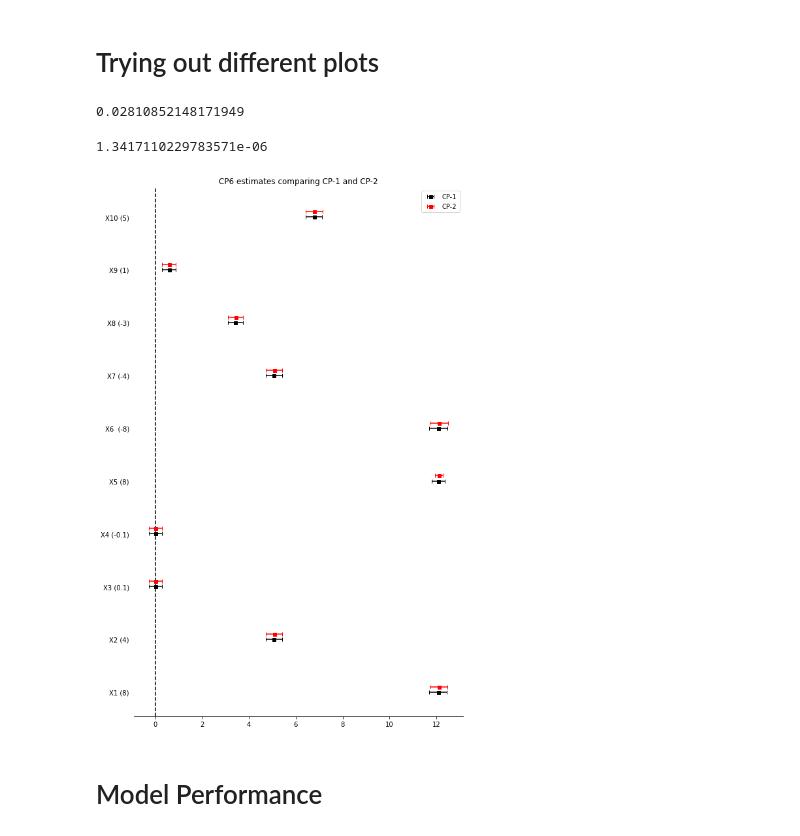
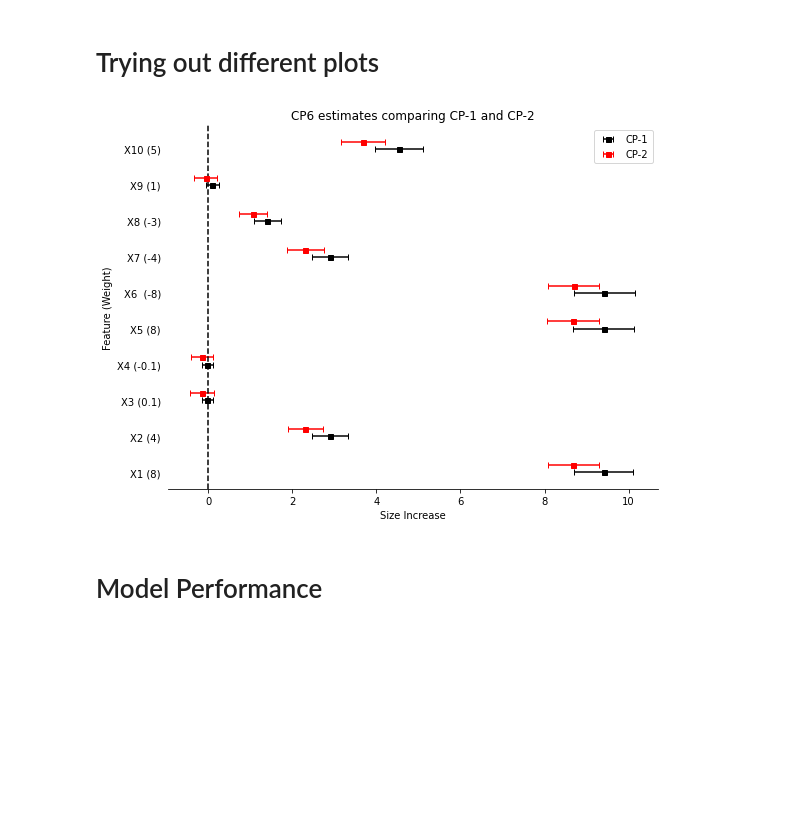
Before and after one commit to JuanMataNaranjo/Explain_Conformal, a Jupyter notebook: linear_data.ipynb, the cells around one changed output. Saved outputs shown, nothing was run; the diff lists cells and outputs as text; code cells hidden in the pictures; blank space fills up the shorter version.

```diff
--- a/linear_data.ipynb
+++ b/linear_data.ipynb
@@ -514,19 +589,3 @@ for i, variable in enumerate(lineardata.calib_data_X.columns):
-# %%
-for i, variable in enumerate(lineardata.calib_data_X.columns):
-    data_2 = []
-    ci_2 = []
-    for alpha in np.arange(0.01, 1, steps):
-
-        data_2.append(np.array(alpha_size_2[alpha][variable]).mean() - np.array(boot_size[alpha]).mean())
-        ci_2.append(1.96*np.std(np.array(alpha_size_2[alpha][variable]))/np.sqrt(len(alpha_size_2[alpha][variable])))
-
-    plt.plot(np.arange(0.01, 1, steps), data_2, 'darkorange', label='CP-2')
-    plt.fill_between(np.arange(0.01, 1, steps), (np.array(data_2)-np.array(ci_2)), (np.array(data_2)+np.array(ci_2)), color='orange', alpha=.2)
-    plt.ylabel('Size Increase')
-    plt.xlabel('Alpha Value for Conformal Set Estimation')
-    plt.title('Compare Set Size for different Confidence Requirements: ' + variable + ' [' + str(weights[i]) + ']')
-    # plt.savefig('images/Linear_data/alpha_grid_' + variable)
-    plt.show()
 # %% [markdown]
 ### Alpha grid constant data-generating process
 # %%
@@ -1459,7 +1529,7 @@ var2 = []
 ci_1 = []
 ci_2 = []
 
-for i, variable in enumerate(lineardatacorr.calib_data_X.columns):
+for i, variable in enumerate(lineardata.calib_data_X.columns):
 
     data_1 = np.array(boot_size_1[variable]) - np.array(boot_size)
     data_2 = np.array(boot_size_2[variable]) - np.array(boot_size)
@@ -1467,65 +1537,50 @@ for i, variable in enumerate(lineardatacorr.calib_data_X.columns):
     var1.append(np.mean(data_1))
     var2.append(np.mean(data_2))
 
-    sigmax = np.std(np.array(boot_size))
-    sigmay1 = np.std(np.array(boot_size_1[variable]))
-    sigmay2 = np.std(np.array(boot_size_2[variable]))
+    std_1 = np.std(data_1, ddof=1)
+    std_2 = np.std(data_2, ddof=1)
 
-    pearsonr1 = pearsonr(boot_size_1[variable], np.array(boot_size))[1]
-    pearsonr2 = pearsonr(boot_size_2[variable], np.array(boot_size))[1]
-
-    ci_1.append(abs(np.mean(data_1) - norm.ppf(q=0.95, loc=np.mean(data_1), scale=sigmax+sigmay1-2*pearsonr1)))
-    ci_2.append(abs(np.mean(data_2) - norm.ppf(q=0.95, loc=np.mean(data_2), scale=sigmax+sigmay2-2*pearsonr2)))
-
-    if plot:
-        r = norm.rvs(loc=np.mean(data_1), scale=sigmax+sigmay1-2*pearsonr1, size=1000)
-        plt.hist(r, density=True, histtype='stepfilled', alpha=0.2)
-        plt.legend(loc='best', frameon=False)
-        plt.show()
+    ci_1.append(std_1 * t.ppf((1 + 0.95) / 2., B-1))
+    ci_2.append(std_2 * t.ppf((1 + 0.95) / 2., B-1))
-# %%
-sigmax
-# %% [output]
-0.02810852148171949
-# %%
-(sigmax/np.sqrt(len(data_1)))**2+(sigmay1/np.sqrt(len(data_1)))**2
-# %% [output]
-1.3417110229783571e-06
 # %%
 import matplotlib.pyplot as plt
 import numpy as np
 
-fig, ax = plt.subplots(figsize=(8,12))
+fig, ax = plt.subplots(figsize=(8,6))
 x_ticks = ("X1 (8)", "X2 (4)", "X3 (0.1)", "X4 (-0.1)", "X5 (8)", "X6  (-8)", "X7 (-4)", "X8 (-3)", "X9 (1)", "X10 (5)")
 
-y_1 = np.arange(1, len(var1)+1)
-y_2 = y_1 + 0.1
+y_1 = np.arange(1, len(var1)+1)-0.2
+y_2 = y_1 + 0.2
 
 x_1 = var1
 x_2 = var2
 
 err_1 = ci_1
 err_2 = ci_2
 
 plt.errorbar(x=x_1, y=y_1, xerr=err_1, color="black", capsize=3,
              linestyle="None",
              marker="s", markersize=5, mfc="black", mec="black", label='CP-1')
 
 plt.errorbar(x=x_2, y=y_2, xerr=err_2, color="red", capsize=3,
              linestyle="None",
              marker="s", markersize=5, mfc="red", mec="red", label='CP-2')
 
 plt.yticks(y_1, x_ticks)
 ax.spines['top'].set_visible(False)
 ax.spines['right'].set_visible(False)
 ax.spines['left'].set_visible(False)
 plt.title('CP6 estimates comparing CP-1 and CP-2')
+plt.xlabel('Size Increase')
+plt.ylabel('Feature (Weight)')
 ax.axvline(0, color='black', linestyle='--')
 plt.tight_layout()
 plt.tick_params(left = False)
 plt.legend()
+plt.savefig('images/Linear_data/rf_split_size_increase_summary')
 plt.show()
 # %% [output]
-[figure, old version]
+[figure, new version]
 # %% [markdown]
 # Model Performance
 # %%
```
Also changed, not shown: parts of 17 cells of this notebook, 8 other files.
